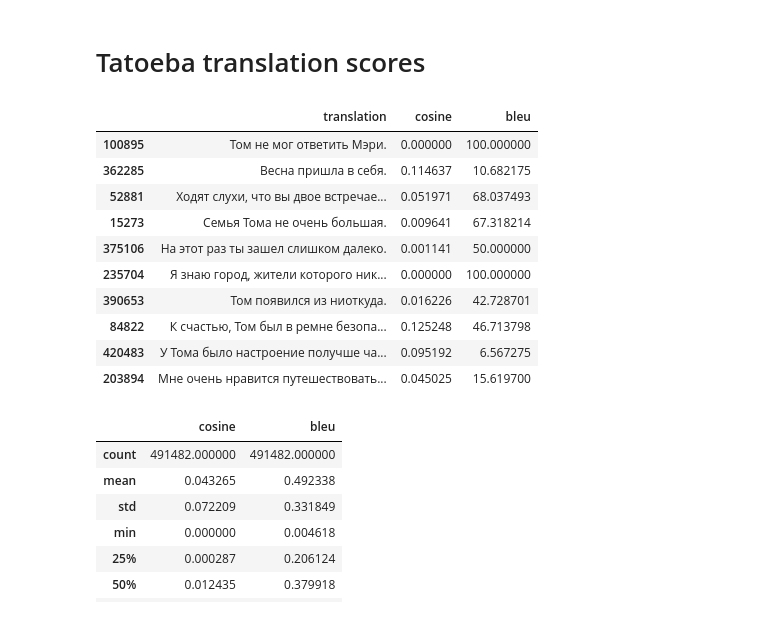
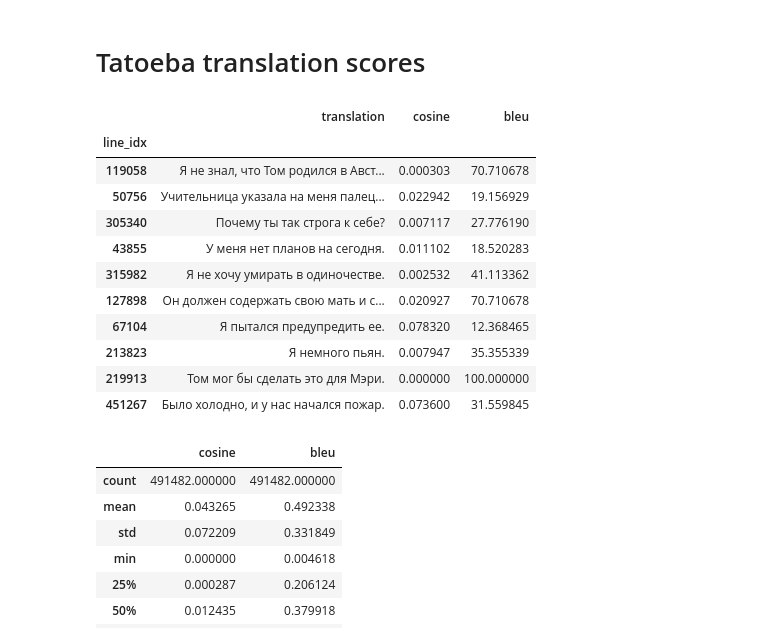
Before and after one commit to no-brainer/tda-mt-mirror, a Jupyter notebook: translation_scores_analysis.ipynb, the cells around one changed output. Cells and saved outputs as stored; diff of their text form; code cells hidden in the pictures.

```diff
--- a/translation_scores_analysis.ipynb
+++ b/translation_scores_analysis.ipynb
@@ -10,21 +10,22 @@ sns.set_palette("muted")
 # %%
 PLOTS_PATH = "./plots"
 # %%
-df = pd.read_csv("./data/translation_scores.txt", sep="\t")
+df = pd.read_csv("./data/tatoeba_train_otus_scores.tsv", sep="\t", index_col=0)
 
 df.sample(10)
 # %% [output]
 |  | translation | cosine | bleu |
-| 100895 | Том не мог ответить Мэри. | 0.000000 | 100.000000 |
-| 362285 | Весна пришла в себя. | 0.114637 | 10.682175 |
-| 52881 | Ходят слухи, что вы двое встречае... | 0.051971 | 68.037493 |
-| 15273 | Семья Тома не очень большая. | 0.009641 | 67.318214 |
-| 375106 | На этот раз ты зашел слишком далеко. | 0.001141 | 50.000000 |
-| 235704 | Я знаю город, жители которого ник... | 0.000000 | 100.000000 |
-| 390653 | Том появился из ниоткуда. | 0.016226 | 42.728701 |
-| 84822 | К счастью, Том был в ремне безопа... | 0.125248 | 46.713798 |
-| 420483 | У Тома было настроение получше ча... | 0.095192 | 6.567275 |
-| 203894 | Мне очень нравится путешествовать... | 0.045025 | 15.619700 |
+| line_idx |  |  |  |
+| 119058 | Я не знал, что Том родился в Авст... | 0.000303 | 70.710678 |
+| 50756 | Учительница указала на меня палец... | 0.022942 | 19.156929 |
+| 305340 | Почему ты так строга к себе? | 0.007117 | 27.776190 |
+| 43855 | У меня нет планов на сегодня. | 0.011102 | 18.520283 |
+| 315982 | Я не хочу умирать в одиночестве. | 0.002532 | 41.113362 |
+| 127898 | Он должен содержать свою мать и с... | 0.020927 | 70.710678 |
+| 67104 | Я пытался предупредить ее. | 0.078320 | 12.368465 |
+| 213823 | Я немного пьян. | 0.007947 | 35.355339 |
+| 219913 | Том мог бы сделать это для Мэри. | 0.000000 | 100.000000 |
+| 451267 | Было холодно, и у нас начался пожар. | 0.073600 | 31.559845 |
 # %%
 # Normalize bleu, since it is multiplied by 100.0
 df.bleu = df.bleu / 100
```
Also changed, not shown: parts of 6 cells of this notebook, 1 other file.
